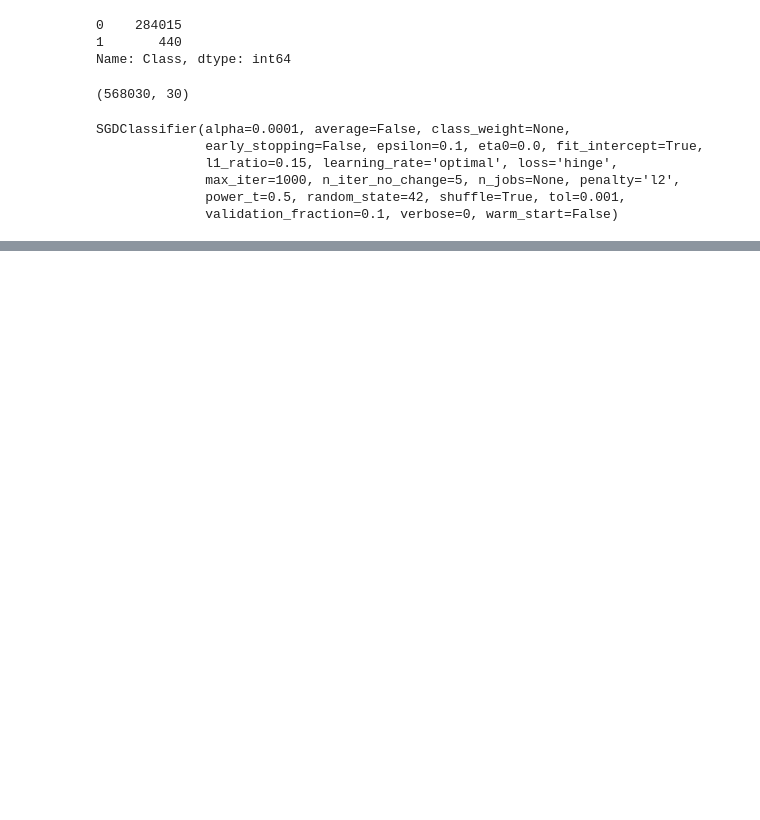
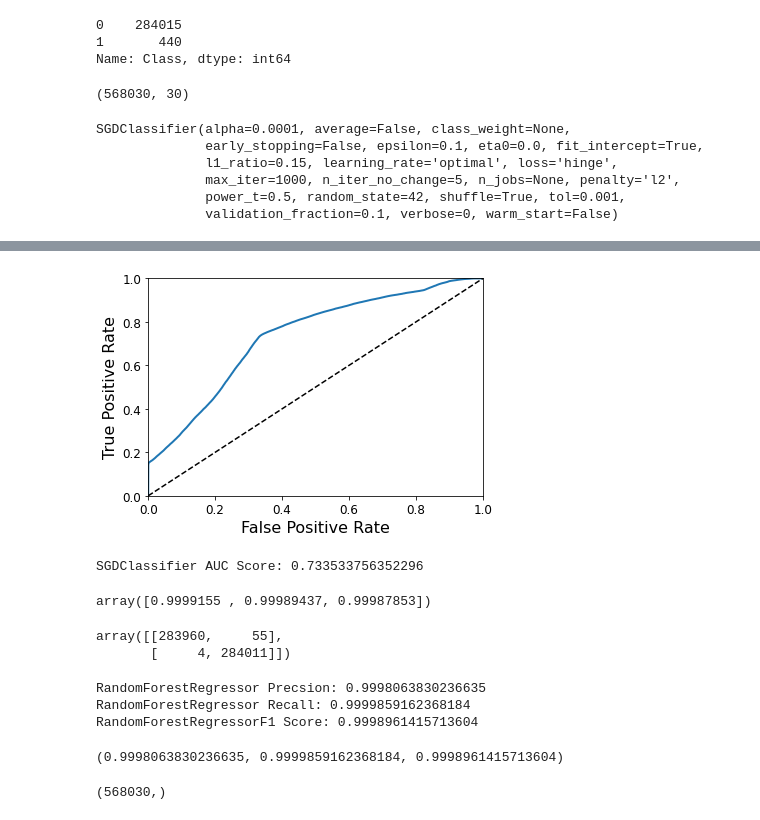
Before and after one commit to saaranshM/credit-card-fraud-detection, a Jupyter notebook: MLI_Fraud_Detecion.ipynb, the cells around one changed output, grey strips where cells are left out. Cells and saved outputs as stored; diff of their text form; code cells hidden in the pictures; blank space fills up the shorter version.

```diff
--- a/MLI_Fraud_Detecion.ipynb
+++ b/MLI_Fraud_Detecion.ipynb
@@ -175,0 +178,15 @@ plot_precision_vs_recall("SGDClassifier",sgd_scores)
+# %%
+# function to plot ROC Curve
+from sklearn.metrics import roc_curve
+
+def plot_model_roc_curve(label,y_train,scores):
+    fpr, tpr, thresholds = roc_curve(y_train, scores)
+    plt.plot(fpr, tpr, linewidth=2, label=label + " ROC Curve")
+    plt.plot([0, 1], [0, 1], 'k--')
+    plt.axis([0, 1, 0, 1])
+    plt.xlabel('False Positive Rate', fontsize=16)
+    plt.ylabel('True Positive Rate', fontsize=16)
+# %%
+plot_model_roc_curve("SGDClassifier", y_train_oversampled, sgd_scores)
+# %% [output]
+[figure, added]
@@ -175,0 +200,4 @@ plot_precision_vs_recall("SGDClassifier",sgd_scores)
+# %%
+cal_model_auc_score("SGDClassifier",y_train_oversampled,sgd_scores)
+# %% [output]
+SGDClassifier AUC Score: 0.733533756352296
@@ -175,0 +210,4 @@ plot_precision_vs_recall("SGDClassifier",sgd_scores)
+# %%
+cross_val_score_calculator(rf_clf)
+# %% [output]
+array([0.9999155 , 0.99989437, 0.99987853])
@@ -175,0 +216,16 @@ plot_precision_vs_recall("SGDClassifier",sgd_scores)
+# %%
+rf_confusion
+# %% [output]
+array([[283960,     55],
+       [     4, 284011]])
+# %%
+model_precision_recall_f1("RandomForestRegressor", y_train_oversampled, rf_preds )
+# %% [output]
+RandomForestRegressor Precsion: 0.9998063830236635
+RandomForestRegressor Recall: 0.9999859162368184
+RandomForestRegressorF1 Score: 0.9998961415713604
+(0.9998063830236635, 0.9999859162368184, 0.9998961415713604)
+# %%
+rf_proba.shape
+# %% [output]
+(568030,)
```
Also changed, not shown: parts of 21 cells of this notebook.
